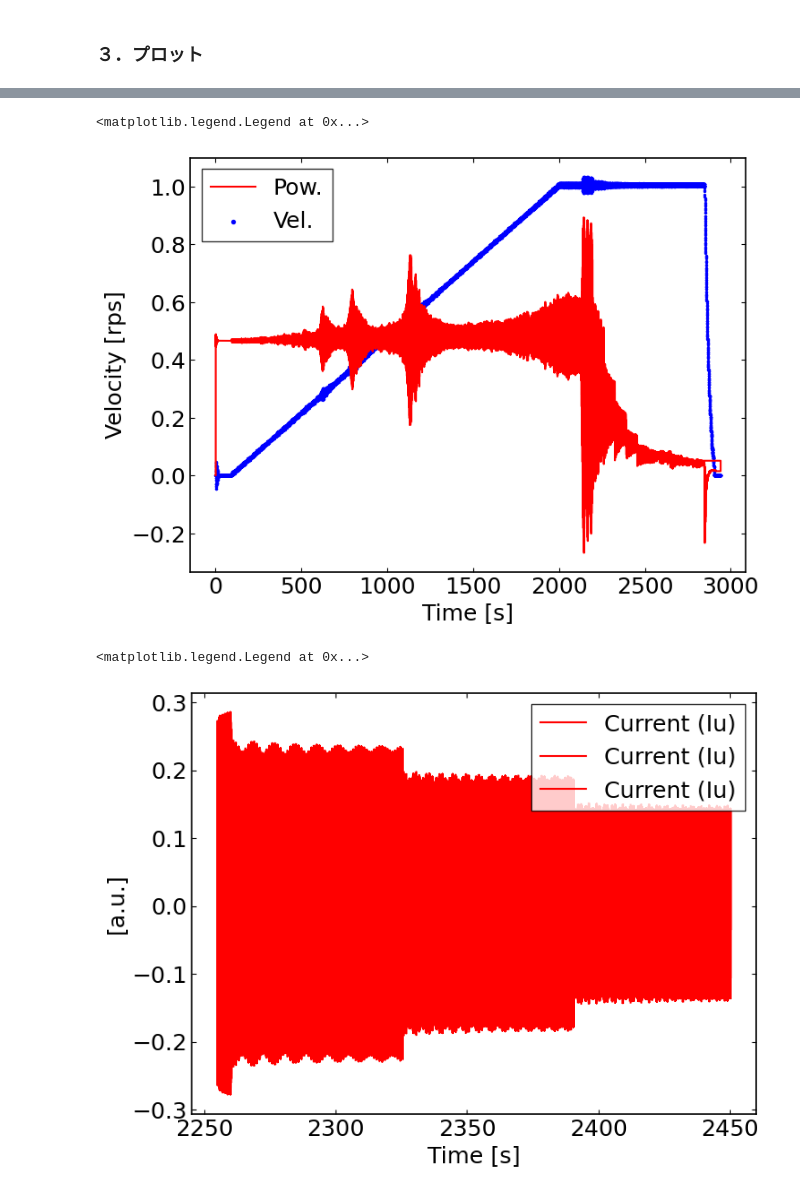
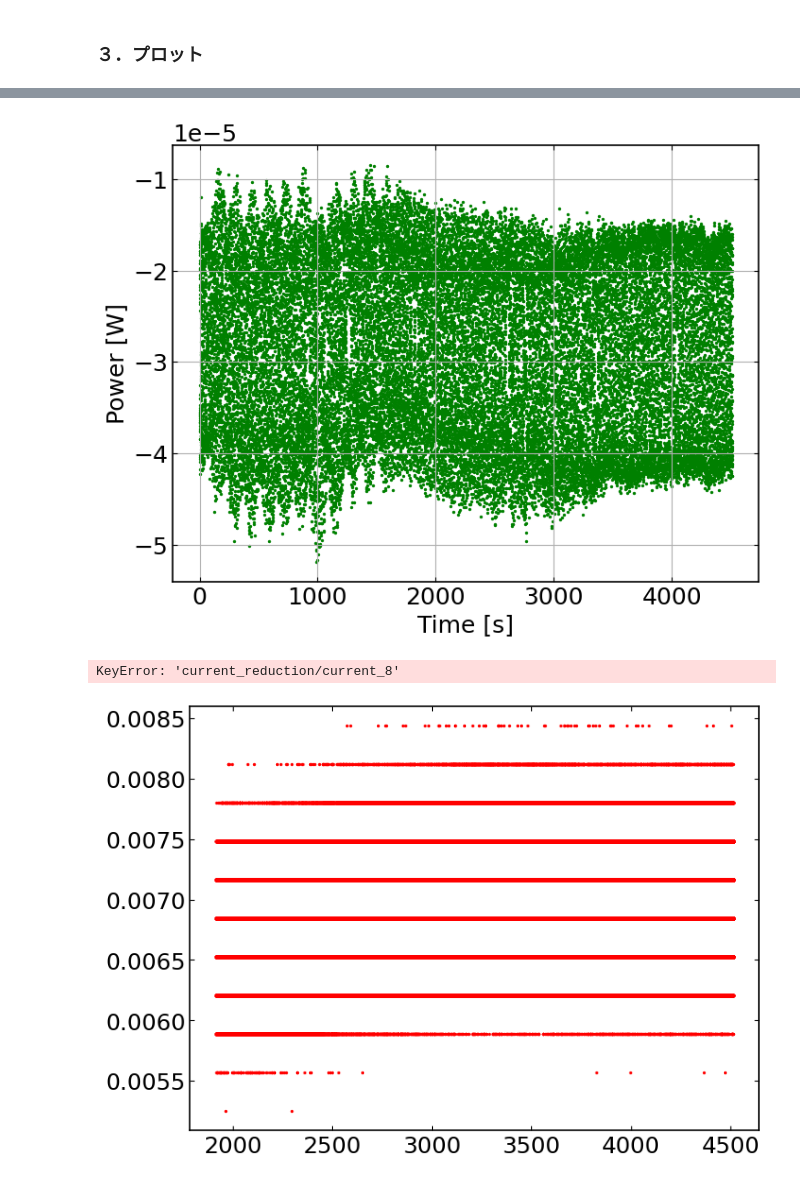
Before and after one commit to Ryoaki374/ipmu_DAQ, a Jupyter notebook: src/hdf2csv.ipynb, the cells around one changed output, grey strips where cells are left out. Cells and saved outputs as stored; diff of their text form; code cells hidden in the pictures.

Commit message:
[bugfix] adjusting 1rps and fixed saving data twice

```diff
--- a/src/hdf2csv.ipynb
+++ b/src/hdf2csv.ipynb
@@ -158,26 +171,35 @@ ax.legend()
 # %%
 fig, ax = plt.subplots(figsize=(8, 6))
-ax.step(df_data["logs/log"]["rel_time"], df_data["logs/log"]["Ptot"], label="Pow.", color="red")
-ax.scatter(df_data["logs/log"]["rel_time"], df_data["logs/log"]["vel"], label="Vel.", color="blue", s=2)
+ax.scatter(df_data["logs/log"]["rel_time"], df_data["logs/log"]["Ptot"], label="Pow.", color="g", s=2)
+#ax.scatter(df_data["logs/log"]["rel_time"], df_data["logs/log"]["vel"], label="Vel.", color="blue", s=2)
 
 ax.set_xlabel("Time [s]")
-ax.set_ylabel("Velocity [rps]")
+ax.set_ylabel("Power [W]")
 
-ax.legend()
+ax.grid()
+#ax.legend()
 # %% [output]
-<matplotlib.legend.Legend at 0x...>
-[figure, old version]
+[figure, new version]
 # %%
 fig, ax = plt.subplots(figsize=(8, 6))
-ax.plot(df_data["current_reduction/current_20"]["rel_time"][:], df_data["current_reduction/current_20"]["Iu"][:], label="Current (Iu)", color="red",)
-ax.plot(df_data["current_reduction/current_25"]["rel_time"][:], df_data["current_reduction/current_25"]["Iu"][:], label="Current (Iu)", color="red",)
-ax.plot(df_data["current_reduction/current_30"]["rel_time"][:], df_data["current_reduction/current_30"]["Iu"][:], label="Current (Iu)", color="red",)
+ax.scatter(df_data["current_reduction/current_45"]["rel_time"][:], df_data["current_reduction/current_45"]["Iu"][:], label="Current (Iu)", color="red",s=2)
+ax.scatter(df_data["current_reduction/current_40"]["rel_time"][:], df_data["current_reduction/current_40"]["Iu"][:], label="Current (Iu)", color="red",s=2)
+ax.scatter(df_data["current_reduction/current_35"]["rel_time"][:], df_data["current_reduction/current_35"]["Iu"][:], label="Current (Iu)", color="red",s=2)
+ax.scatter(df_data["current_reduction/current_30"]["rel_time"][:], df_data["current_reduction/current_30"]["Iu"][:], label="Current (Iu)", color="red",s=2)
+ax.scatter(df_data["current_reduction/current_25"]["rel_time"][:], df_data["current_reduction/current_25"]["Iu"][:], label="Current (Iu)", color="red",s=2)
+ax.scatter(df_data["current_reduction/current_20"]["rel_time"][:], df_data["current_reduction/current_20"]["Iu"][:], label="Current (Iu)", color="red",s=2)
+ax.scatter(df_data["current_reduction/current_15"]["rel_time"][:], df_data["current_reduction/current_15"]["Iu"][:], label="Current (Iu)", color="red",s=2)
+ax.scatter(df_data["current_reduction/current_10"]["rel_time"][:], df_data["current_reduction/current_10"]["Iu"][:], label="Current (Iu)", color="red",s=2)
+ax.scatter(df_data["current_reduction/current_9"]["rel_time"][:], df_data["current_reduction/current_9"]["Iu"][:], label="Current (Iu)", color="red",s=2)
+ax.scatter(df_data["current_reduction/current_8"]["rel_time"][:], df_data["current_reduction/current_8"]["Iu"][:], label="Current (Iu)", color="red",s=2)
+#ax.plot(df_data["current_reduction/current_35"]["rel_time"][:], df_data["current_reduction/current_35"]["Iu"][:], label="Current (Iu)", color="red",)
 #ax.plot(df_data["current_reduction/current_20"]["rel_time"][:1000], df_data["current_reduction/current_20"]["Vu"][:1000], label="Voltage (Vu)", color="blue",)
 
 ax.set_xlabel("Time [s]")
-ax.set_ylabel("[a.u.]")
+ax.set_ylabel("Current [A]")
 
-ax.legend()
+ax.grid()
+#ax.legend()
 # %% [output]
-<matplotlib.legend.Legend at 0x...>
+KeyError: 'current_reduction/current_8'
-[figure, old version]
+[figure, new version]
```
Also changed, not shown: parts of 13 cells of this notebook, 5 other files.
